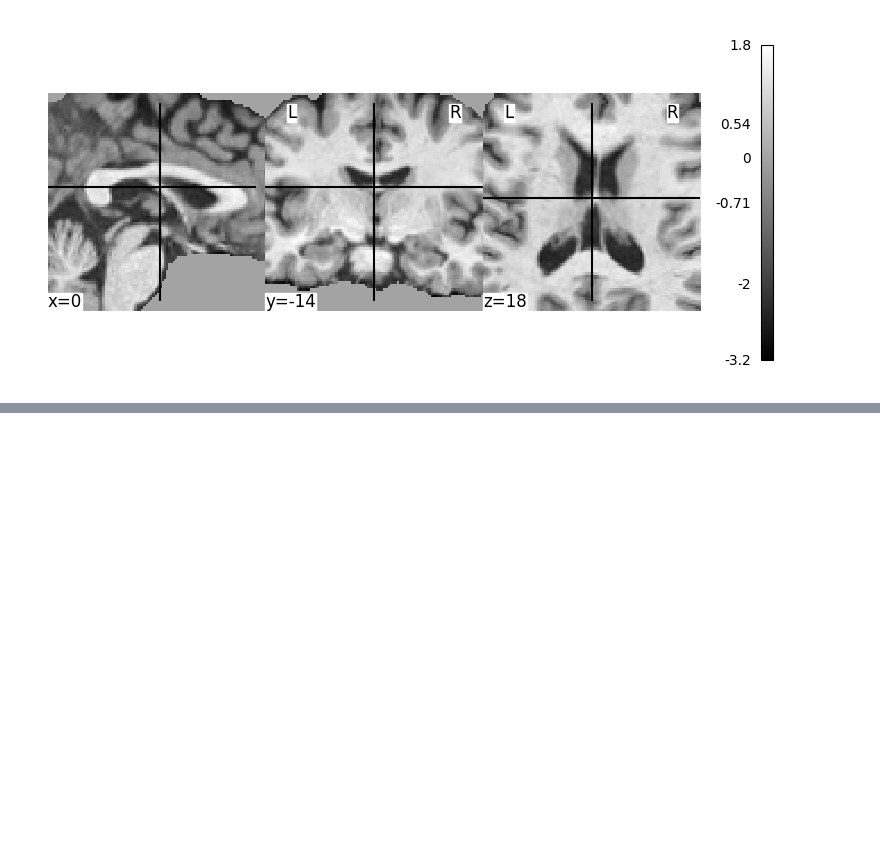
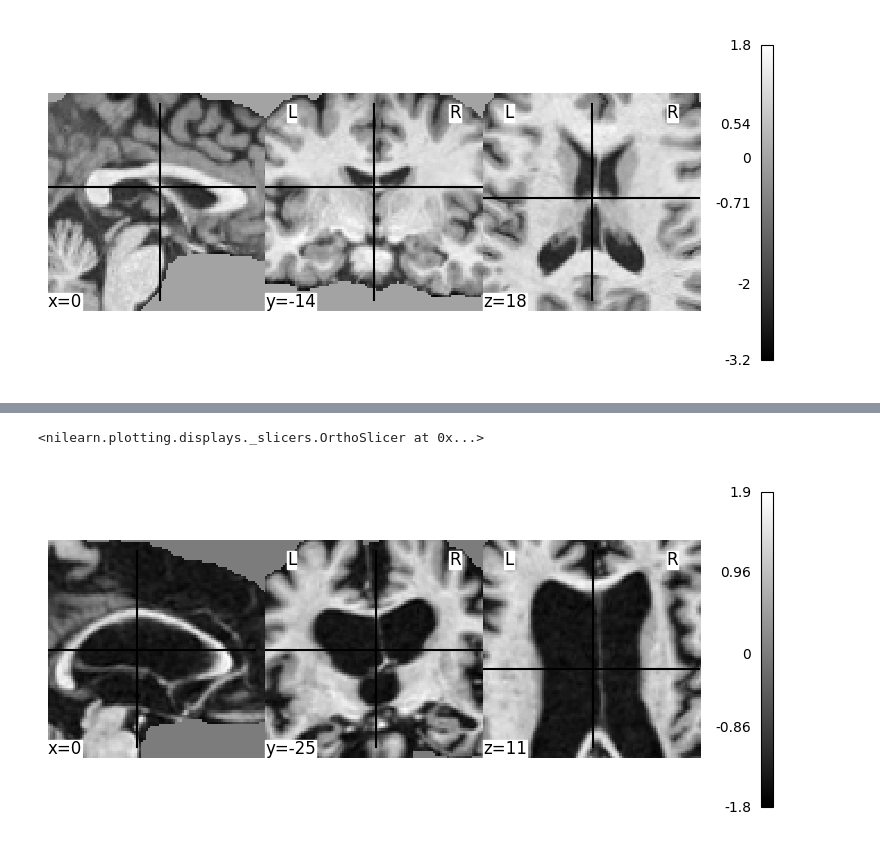
Before and after one commit to hA0oooooo/FDU-computational-neuroscience-26spring, a Jupyter notebook: visualize.ipynb, the cells around one changed output, grey strips where cells are left out. Saved outputs shown, nothing was run; the diff lists cells and outputs as text; code cells hidden in the pictures; blank space fills up the shorter version.

```diff
--- a/visualize.ipynb
+++ b/visualize.ipynb
@@ -34,0 +41,6 @@ plotting.plot_img(img_hdbetfail)
+# %%
+img_adni = "/mnt/data/haoyang/workspace/hw/cn/dataset/processed_brainiac/ADNI/images/002_S_0619.nii.gz"
+plotting.plot_img(img_adni)
+# %% [output]
+<nilearn.plotting.displays._slicers.OrthoSlicer at 0x...>
+[figure, added]
```
Also changed, not shown: parts of 1 cell of this notebook, 38 other files.
